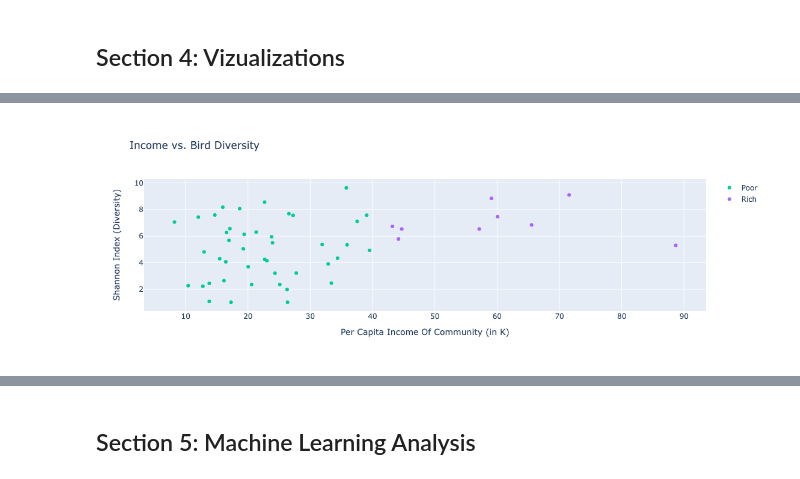
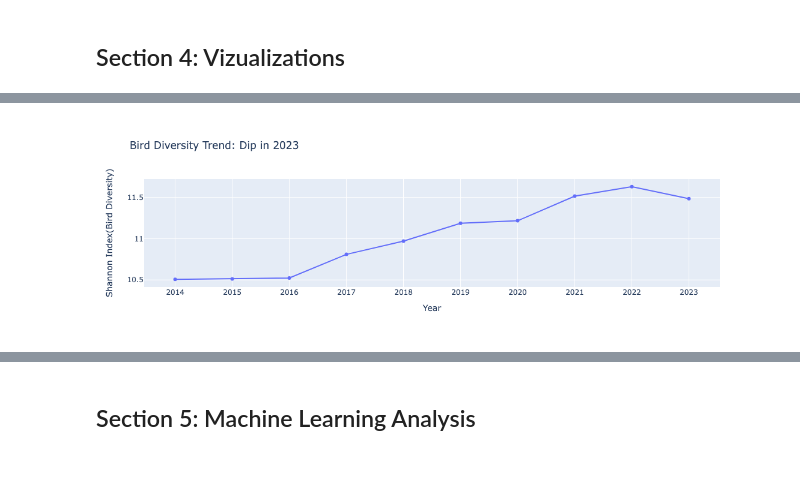
Before and after one commit to uic-cs418/group-project-the-data-sleuths, a Jupyter notebook: eBirdCleanorgFinal.ipynb, the cells around one changed output, grey strips where cells are left out. Cells and saved outputs as stored; diff of their text form; code cells hidden in the pictures.

```diff
--- a/eBirdCleanorgFinal.ipynb
+++ b/eBirdCleanorgFinal.ipynb
@@ -89,6 +151,14 @@ px.bar(final_df.sort_values(by="HARDSHIP INDEX"), x="COMMUNITY AREA NAME", y="HA
 
 (_The graph depicts bird diversity across Chicago's communities, revealing a correlation between higher per capita income and increased bird diversity, while also highlighting the fluctuating levels of diversity within low-income neighborhoods._)
 # %%
-px.scatter(final_df[["shannon_index", "PER CAPITA INCOME IN K", "PovertyFlag"]], x='PER CAPITA INCOME IN K', y='shannon_index', color='PovertyFlag', color_discrete_map={0: '#636EFA', 1: '#FFA15A'}, title="Income vs. Bird Diversity", labels={"PER CAPITA INCOME IN K": "Per Capita Income Of Community (in K)", "shannon_index": "Shannon Index (Diversity)", "PovertyFlag": ""}, hover_data={"PovertyFlag": True}, width=600, height=400).show()
+viz_df = eda.aggregate_data(ebird_gdf,["OBSERVATION YEAR"])
+viz_df["shannon_index"] = viz_df["COUNT"].apply(eda.shannon_index)
-# %% [output]
-[figure, removed]
+# %%
+#viz_df = viz_df[(viz_df["OBSERVATION YEAR"] >= 2019) & (viz_df["OBSERVATION YEAR"] <= 2023)]
+fig = px.line(viz_df.sort_values(by="OBSERVATION YEAR"), x='OBSERVATION YEAR', y='shannon_index',
+             title='Bird Diversity Trend: Dip in 2023',
+             labels={'OBSERVATION YEAR': 'Year', 'shannon_index': 'Shannon Index(Bird Diversity)'},markers=True)
+fig.update_layout(xaxis=dict(tickmode='linear', dtick=1))
+fig.show()
+# %% [output]
+[figure, added]
```
Also changed, not shown: parts of 16 cells of this notebook, 1 other file.
